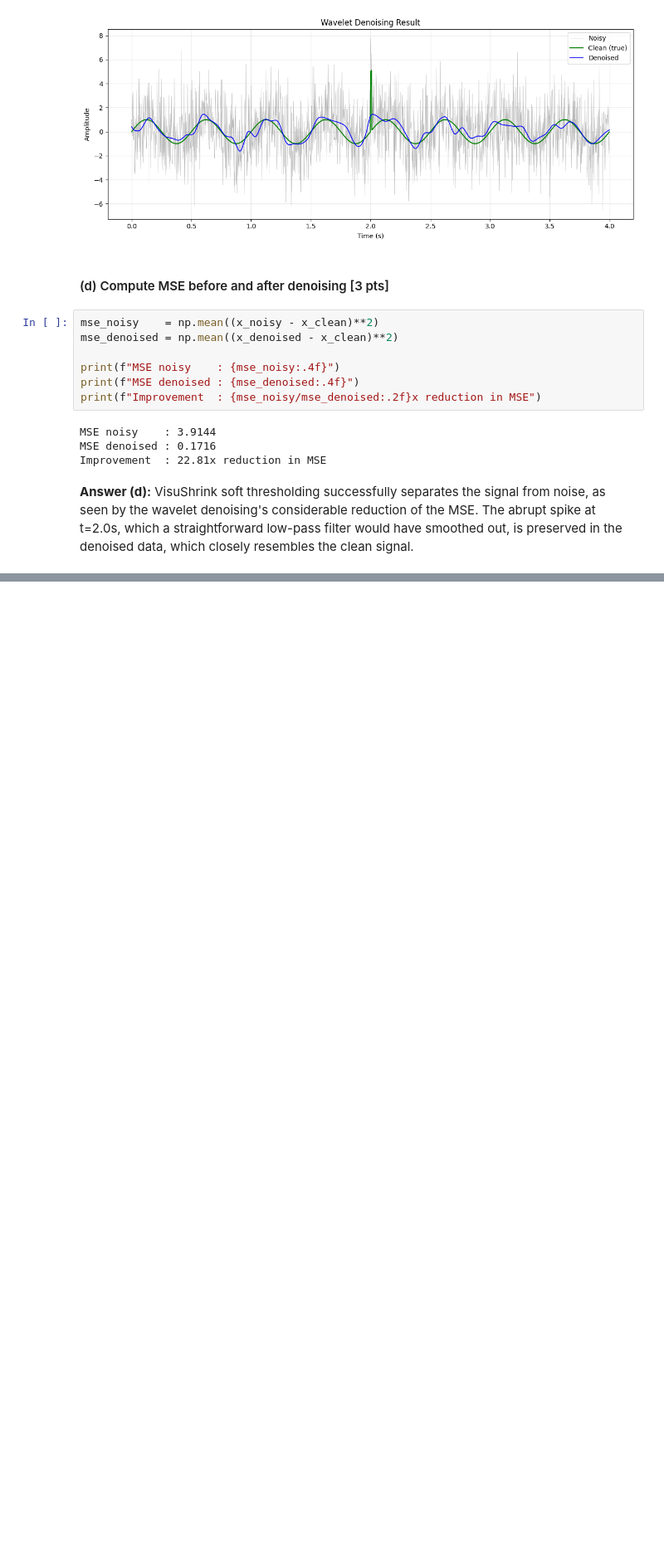
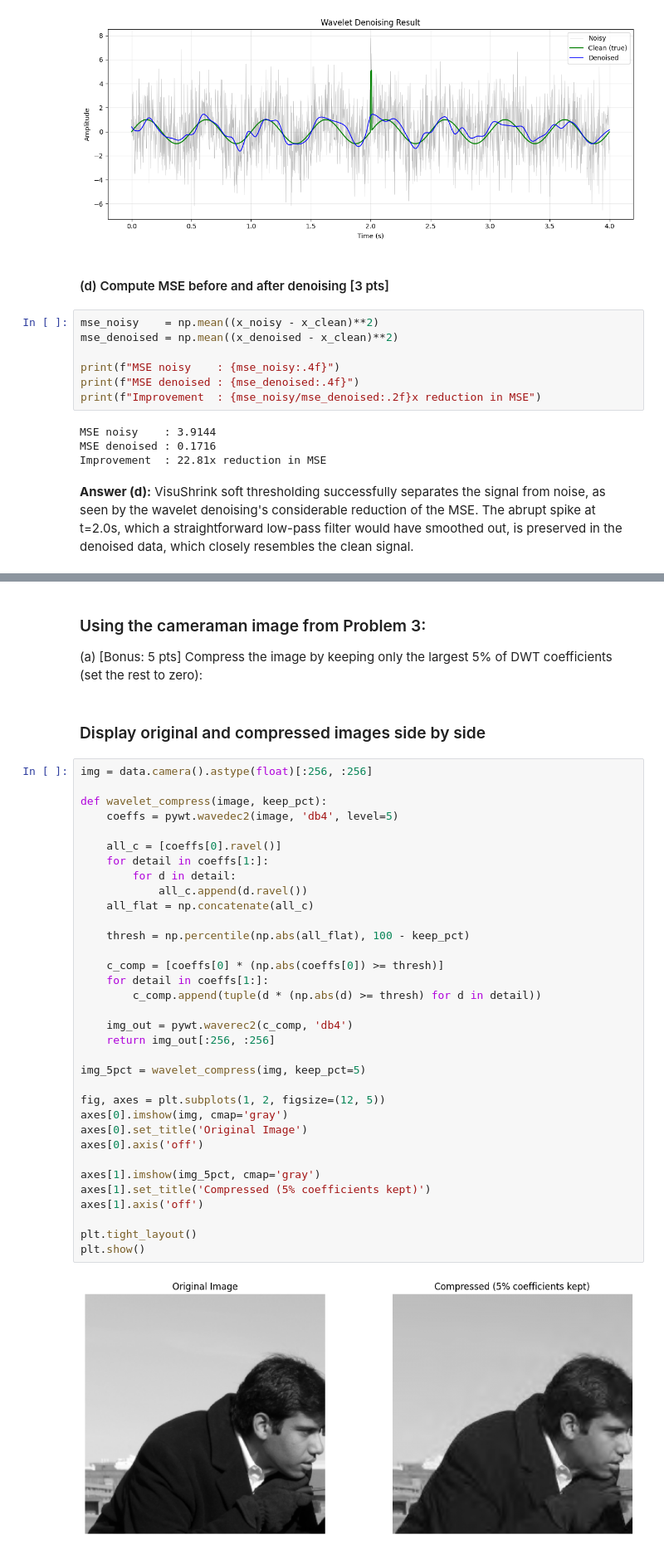
Before and after one commit to arjungiri1234/Spectral-Features-for-Time-Series, a Jupyter notebook: Spectral-features.ipynb, the cells around one changed output, grey strips where cells are left out. Shown at 83% size. Cells and saved outputs as stored; diff of their text form; blank space fills up the shorter version.

Commit message:
added Part III P7 Part IV and bonus - CWT tool selection compression

```diff
--- a/Spectral-features.ipynb
+++ b/Spectral-features.ipynb
@@ -394,0 +493,43 @@ Improvement  : 22.81x reduction in MSE
+# %% [markdown]
+### Using the cameraman image from Problem 3:
+
+(a) [Bonus: 5 pts] Compress the image by keeping only the largest 5% of DWT coefficients
+(set the rest to zero):
+# %% [markdown]
+### Display original and compressed images side by side
+# %%
+img = data.camera().astype(float)[:256, :256]
+
+def wavelet_compress(image, keep_pct):
+    coeffs = pywt.wavedec2(image, 'db4', level=5)
+
+    all_c = [coeffs[0].ravel()]
+    for detail in coeffs[1:]:
+        for d in detail:
+            all_c.append(d.ravel())
+    all_flat = np.concatenate(all_c)
+
+    thresh = np.percentile(np.abs(all_flat), 100 - keep_pct)
+
+    c_comp = [coeffs[0] * (np.abs(coeffs[0]) >= thresh)]
+    for detail in coeffs[1:]:
+        c_comp.append(tuple(d * (np.abs(d) >= thresh) for d in detail))
+
+    img_out = pywt.waverec2(c_comp, 'db4')
+    return img_out[:256, :256]
+
+img_5pct = wavelet_compress(img, keep_pct=5)
+
+fig, axes = plt.subplots(1, 2, figsize=(12, 5))
+axes[0].imshow(img, cmap='gray')
+axes[0].set_title('Original Image')
+axes[0].axis('off')
+
+axes[1].imshow(img_5pct, cmap='gray')
+axes[1].set_title('Compressed (5% coefficients kept)')
+axes[1].axis('off')
+
+plt.tight_layout()
+plt.show()
+# %% [output]
+[figure, added]
```
Also changed, not shown: parts of 17 cells of this notebook.
